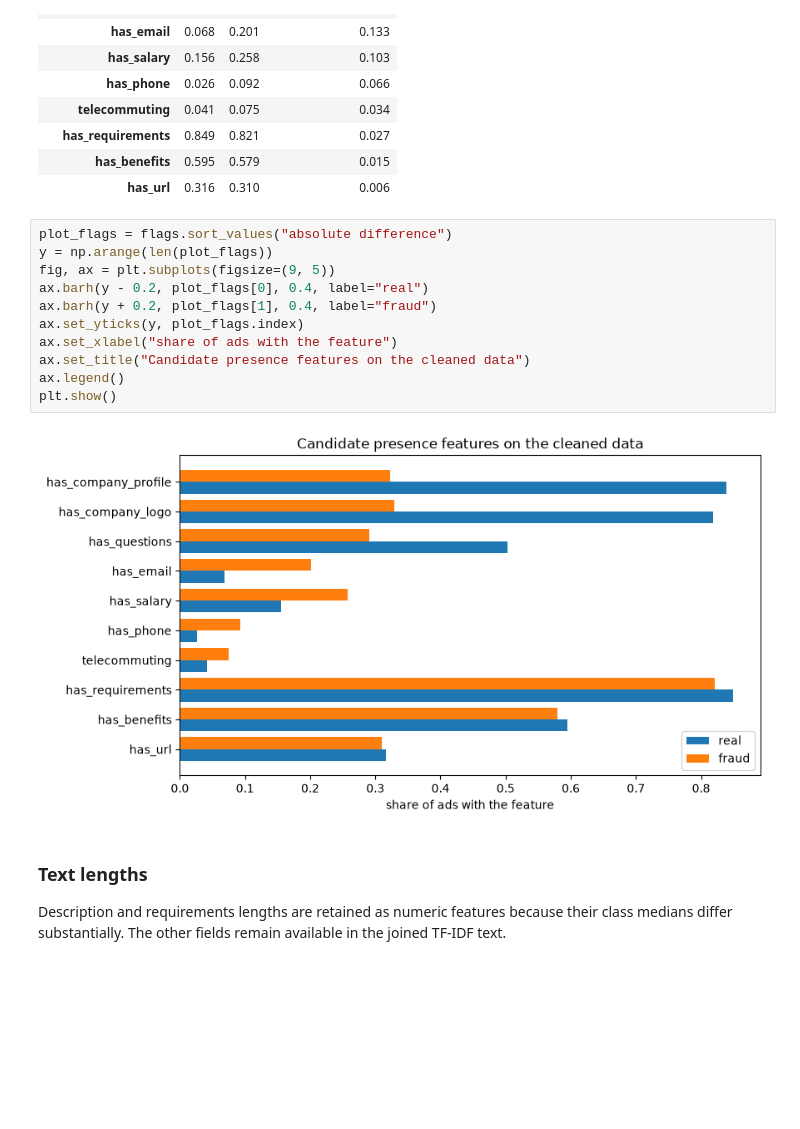
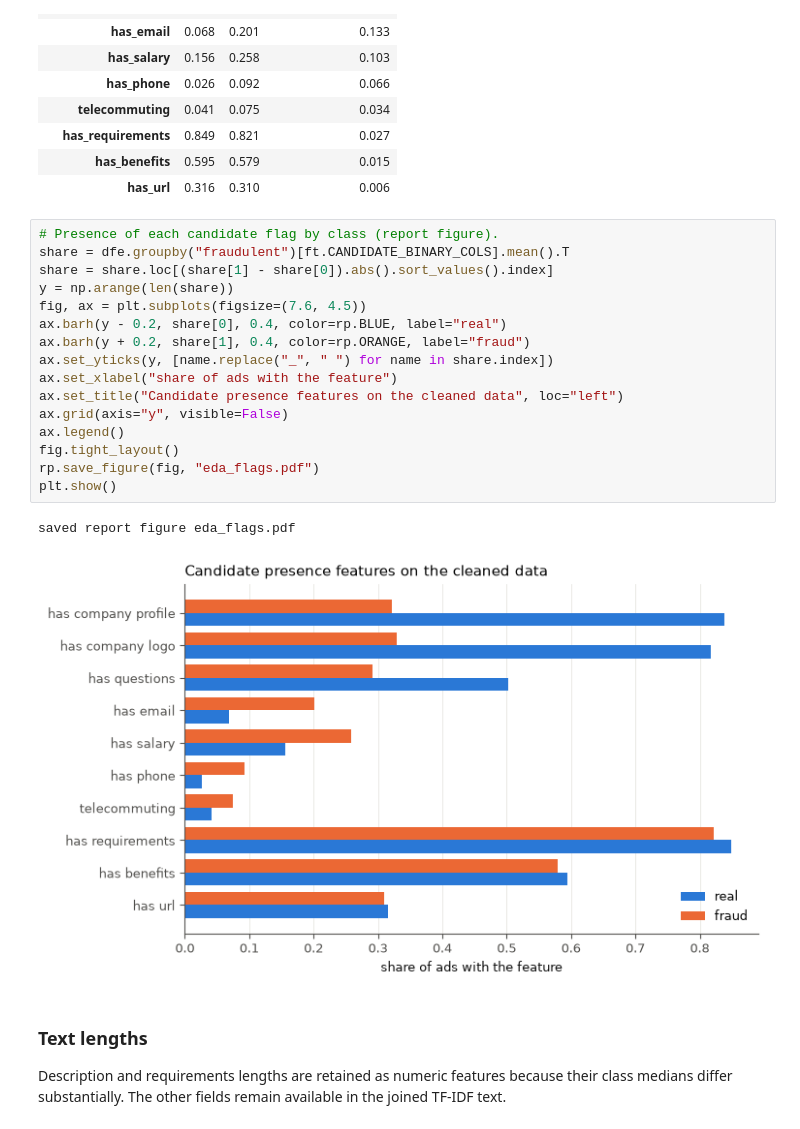
Before and after one commit to BanAnA9205/fake-job-detection-p4ai, a Jupyter notebook: code/notebooks/01_eda_preprocessing.ipynb, the cells around one changed output. Saved outputs shown, nothing was run; the diff lists cells and outputs as text; blank space fills up the shorter version.

```diff
--- a/code/notebooks/01_eda_preprocessing.ipynb
+++ b/code/notebooks/01_eda_preprocessing.ipynb
@@ -207,18 +181,24 @@ flags.sort_values("absolute difference", ascending=False).round(3)
 | has_benefits | 0.595 | 0.579 | 0.015 |
 | has_url | 0.316 | 0.310 | 0.006 |
 # %%
-plot_flags = flags.sort_values("absolute difference")
-y = np.arange(len(plot_flags))
-fig, ax = plt.subplots(figsize=(9, 5))
-ax.barh(y - 0.2, plot_flags[0], 0.4, label="real")
-ax.barh(y + 0.2, plot_flags[1], 0.4, label="fraud")
-ax.set_yticks(y, plot_flags.index)
+# Presence of each candidate flag by class (report figure).
+share = dfe.groupby("fraudulent")[ft.CANDIDATE_BINARY_COLS].mean().T
+share = share.loc[(share[1] - share[0]).abs().sort_values().index]
+y = np.arange(len(share))
+fig, ax = plt.subplots(figsize=(7.6, 4.5))
+ax.barh(y - 0.2, share[0], 0.4, color=rp.BLUE, label="real")
+ax.barh(y + 0.2, share[1], 0.4, color=rp.ORANGE, label="fraud")
+ax.set_yticks(y, [name.replace("_", " ") for name in share.index])
 ax.set_xlabel("share of ads with the feature")
-ax.set_title("Candidate presence features on the cleaned data")
+ax.set_title("Candidate presence features on the cleaned data", loc="left")
+ax.grid(axis="y", visible=False)
 ax.legend()
+fig.tight_layout()
+rp.save_figure(fig, "eda_flags.pdf")
 plt.show()
 # %% [output]
+saved report figure eda_flags.pdf
-[figure, old version]
+[figure, new version]
 # %% [markdown]
 ### Text lengths
 
```
Also changed, not shown: parts of 5 cells of this notebook, 52 other files.
